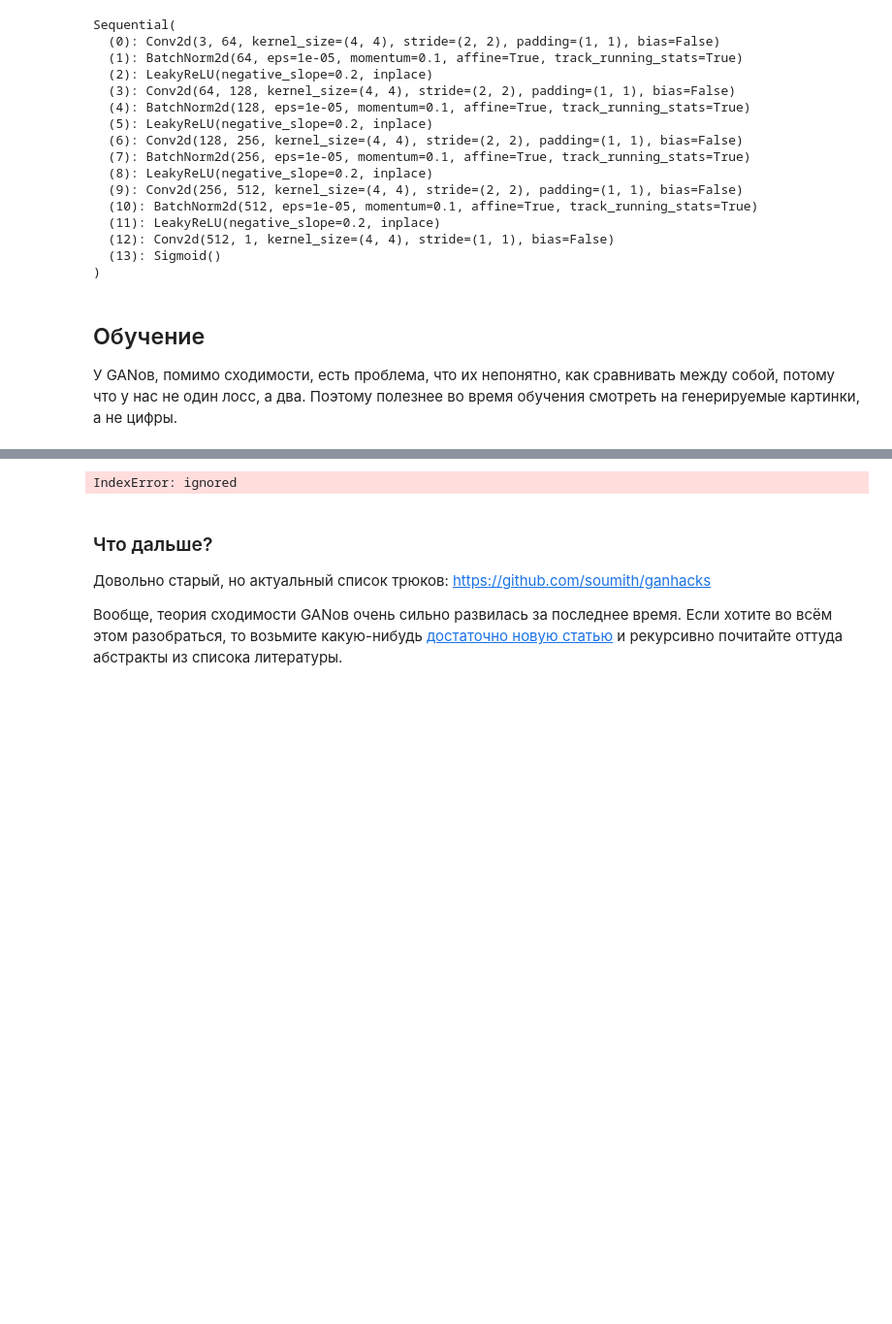
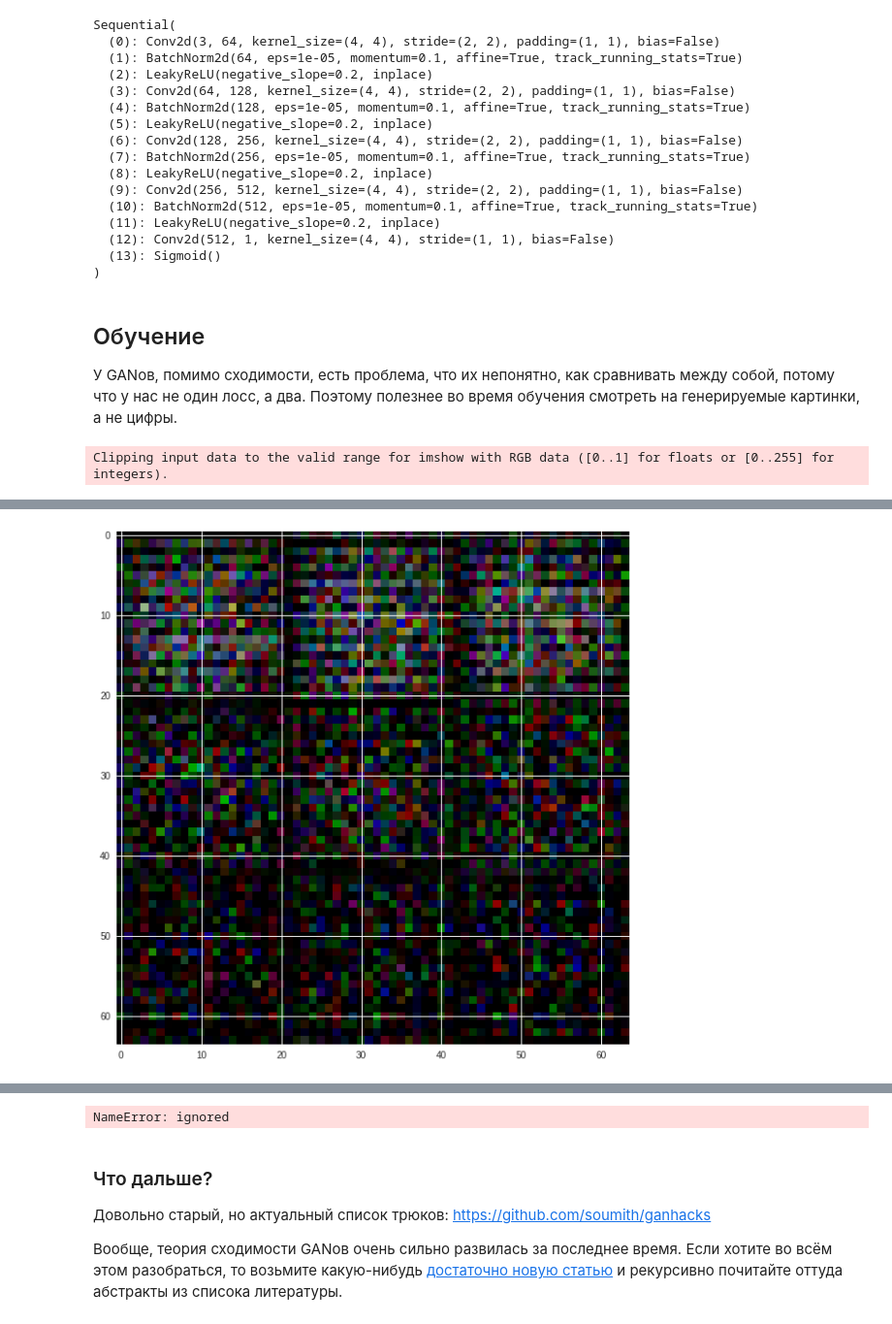
Before and after one commit to Neafiol/Tinkoff, a Jupyter notebook: GAN/gans.ipynb, the cells around one changed output, grey strips where cells are left out. Shown: that part at 97% size. Cells and saved outputs as stored; diff of their text form; code cells hidden in the pictures; blank space fills up the shorter version.

```diff
--- a/GAN/gans.ipynb
+++ b/GAN/gans.ipynb
@@ -111,7 +112,7 @@ tensor([[[ 1.0000,  1.0000,  1.0000,  ...,  0.8118,  0.8039,  0.7961],
 
 <img width='600px' src='https://pytorch.org/tutorials/_images/dcgan_generator.png'>
 # %%
-device = torch.device('cpu')
+device = torch.device('cuda:0')
 # %%
 num_channels = 3
 latent_size = 100
@@ -222,7 +223,7 @@ Sequential(
 У GANов, помимо сходимости, есть проблема, что их непонятно, как сравнивать между собой, потому что у нас не один лосс, а два. Поэтому полезнее во время обучения смотреть на генерируемые картинки, а не цифры.
 # %%
 def to_numpy_image(img):
-    img=img.detach().cpu().view(64, 64).numpy()
+    img=img.detach().cpu().view(64, 64,3).numpy()
     return img
 # %%
 fixed_noise=torch.randn(1, latent_size, 1, 1).to(device)
@@ -242,11 +243,13 @@ criterion = nn.BCELoss()
 i=0
 for epoch in range(num_epochs):
     for (data, _) in loader:
-        i+=1
+      try:
 
         # (1) Update D network: maximize log(D(x)) + log(1 - D(G(z)))
 
         # train with real
+        batch_size-data.shape[0]
+        data=data.to(device)
         D.zero_grad()
 #         real_cpu = data[0].to(device)
 
@@ -258,7 +261,7 @@ for epoch in range(num_epochs):
         D_loss1.backward()
 
         # train with fake
-        z = torch.randn(batch_size, latent_size, 1, 1)
+        z = torch.randn(batch_size, latent_size, 1, 1).to(device)
         fake_photo = G(z)
         label.fill_(0)
         output = D(fake_photo.detach())
@@ -275,19 +278,26 @@ for epoch in range(num_epochs):
         output = D(fake_photo)
         G_loss = criterion(output, label)
         G_loss.backward()
+#         torch.nn.utils.clip_grad_value_(G.parameters(), 2.5)
         optimizerG.step()
 
-        if i % 10 == 0:
+        if i % 50 == 0:
             # Выведем информацию о том, как наша сеть справляется
             print(f'{epoch}/{num_epochs}, {i/len(loader)}')
             print(f'  G loss: {G_loss}')
             print(f'  D loss: {D_loss}')
             print()
 
-        if i % 50 == 0:
+        if i % 200 == 0:
             fake = G(fixed_noise)
             img_list.append(fake)
             img_pred = to_numpy_image(fake)
 
             plt.figure(figsize=(10,10))
             plt.imshow(img_pred)
+            plt.show()
+        i+=1
+      except:
+        print("Error")
+# %% [output]
+Clipping input data to the valid range for imshow with RGB data ([0..1] for floats or [0..255] for integers).
@@ -293,0 +307 @@ for epoch in range(num_epochs):
+[figure, added]
@@ -297,7 +318,7 @@ img_pred = to_numpy_image(img_list[0])
 plt.figure(figsize=(10,10))
 plt.imshow(img_pred)
 # %% [output]
-IndexError: ignored
+NameError: ignored
 # %%
 plt.figure(figsize=(10,5))
 plt.plot(G_losses, label="G")
```
Also changed, not shown: parts of 6 cells of this notebook.
